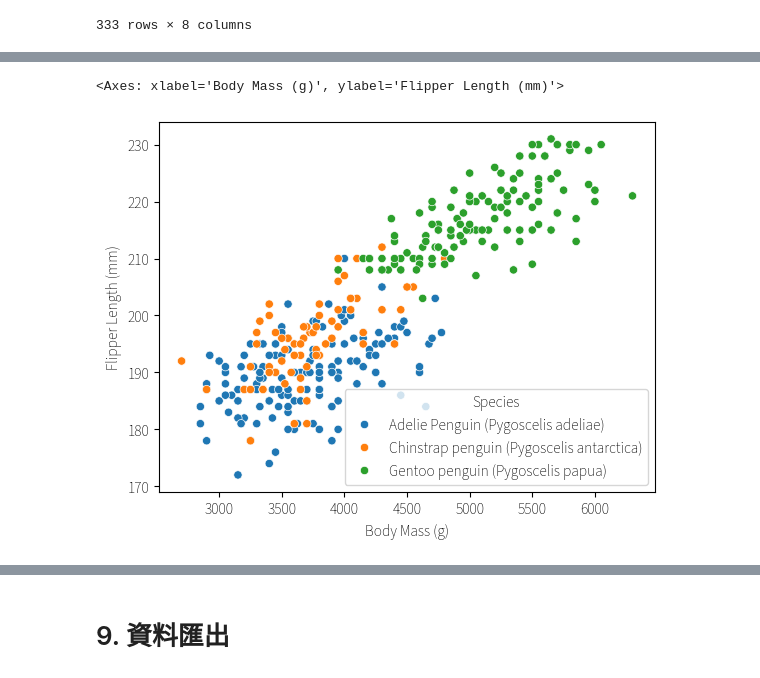
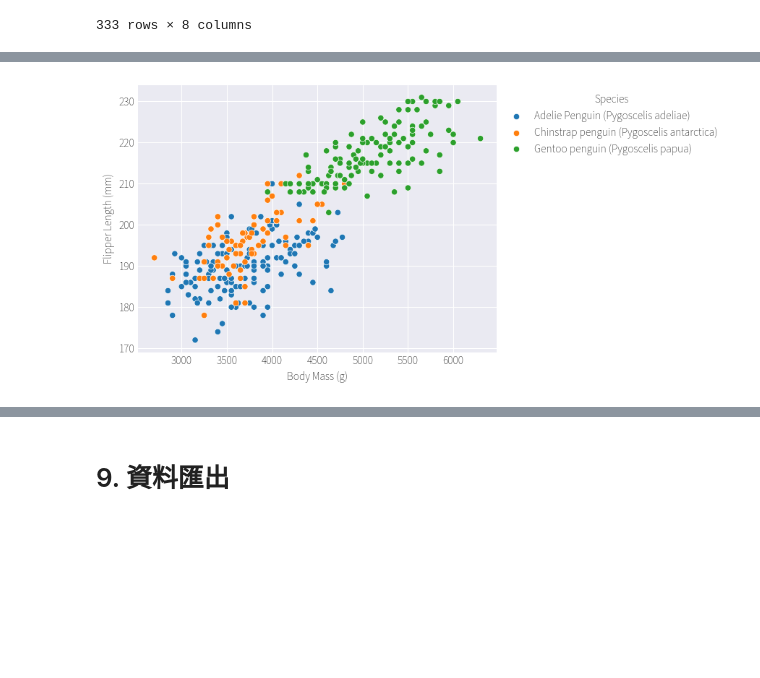
Before and after one commit to Alexchen666/Data-Analysis-101, a Jupyter notebook: pandas.ipynb, the cells around one changed output, grey strips where cells are left out. Drawn from its saved outputs; the diff is of its cells as text; code cells hidden in the pictures; blank space fills up the shorter version.

```diff
--- a/pandas.ipynb
+++ b/pandas.ipynb
@@ -33,6 +33,8 @@ Artwork by @allison_horst
 import pandas as pd
 import matplotlib.pyplot as plt
 import seaborn as sns
+
+plt.style.use('seaborn-v0_8-darkgrid')
 # %% [markdown]
 下方程式碼是如果需要在視覺化中加入中文時，需要使用的額外控制。
 # %%
@@ -607,6 +611,6 @@ df.groupby(['Species', 'Sex'], as_index=False)[['Body Mass (g)', 'Culmen Length
 # %%
-sns.scatterplot(data=df, x='Body Mass (g)', y='Flipper Length (mm)', hue='Species')
+ax = sns.scatterplot(data=df, x='Body Mass (g)', y='Flipper Length (mm)', hue='Species')
+sns.move_legend(ax, "upper left", bbox_to_anchor=(1, 1))
 # %% [output]
-<Axes: xlabel='Body Mass (g)', ylabel='Flipper Length (mm)'>
-[figure, old version]
+[figure, new version]
 # %%
```
Also changed, not shown: parts of 26 cells of this notebook.
